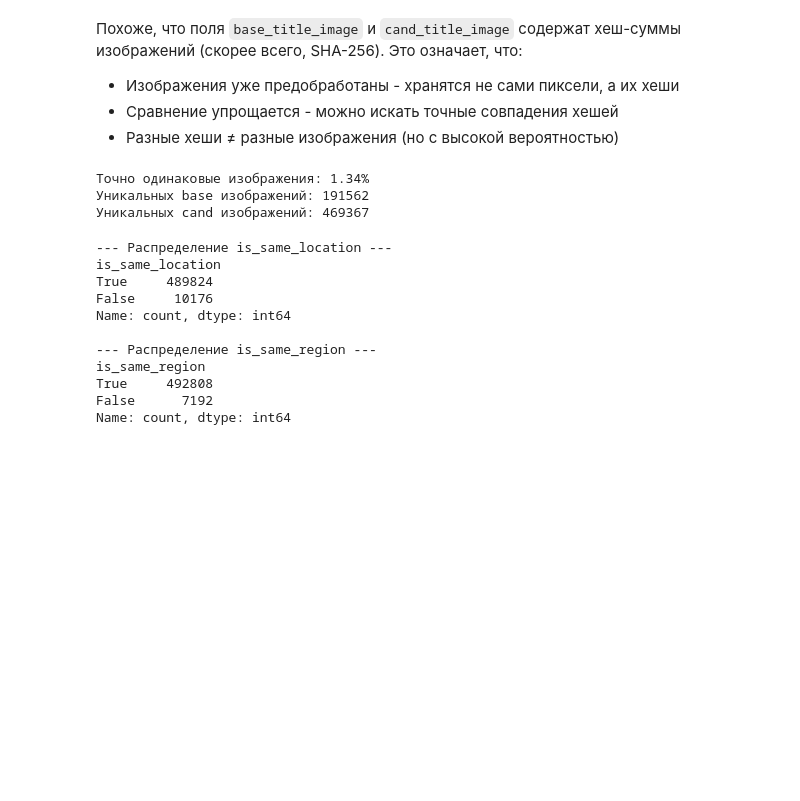
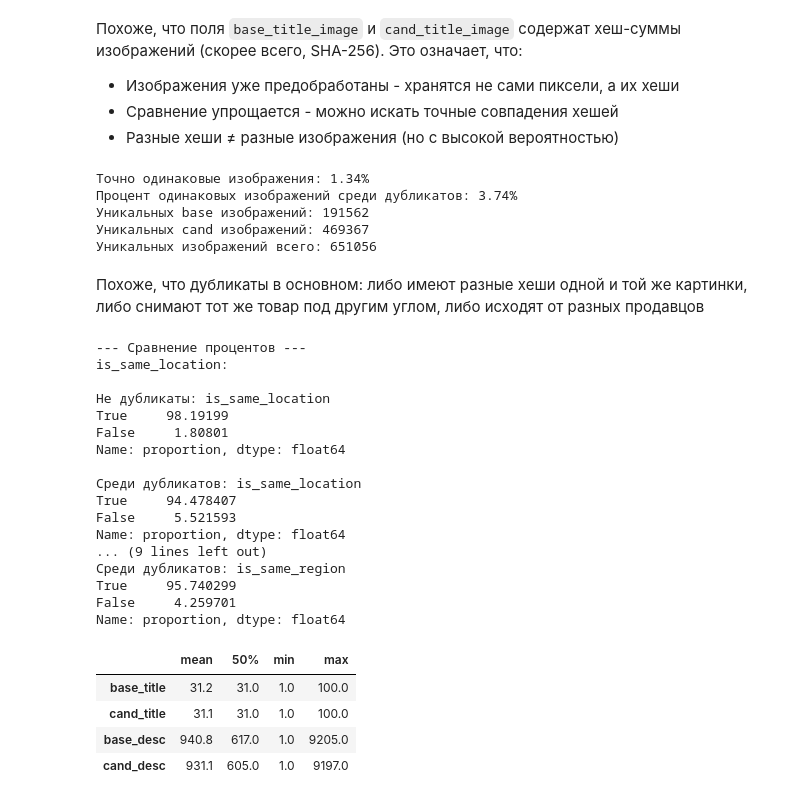
Before and after one commit to DzhamiliaFatkullina/AvitoDuplicateSearch, a Jupyter notebook: notebooks/dianka_razbiraetcya.ipynb, the cells around one changed output. Cells and saved outputs as stored; diff of their text form; code cells hidden in the pictures; blank space fills up the shorter version.

```diff
--- a/notebooks/dianka_razbiraetcya.ipynb
+++ b/notebooks/dianka_razbiraetcya.ipynb
@@ -156,27 +156,72 @@ ebc7537d69a1c8c1a6e7ea3c5b27ab4d4a360e6032d15877b33fb648c57dbf54
 same_images = (df['base_title_image'] == df['cand_title_image']).mean()
 print(f"Точно одинаковые изображения: {same_images*100:.2f}%")
 
+# Процент пар с одинаковыми изображениями среди дубликатов
+same_images_dup = (df.loc[df['is_double'] == True, 'base_title_image'] ==
+                  df.loc[df['is_double'] == True, 'cand_title_image']).mean()
+print(f"Процент одинаковых изображений среди дубликатов: {same_images_dup*100:.2f}%")
+
+
 print(f"Уникальных base изображений: {df['base_title_image'].nunique()}")
 print(f"Уникальных cand изображений: {df['cand_title_image'].nunique()}")
+
+unique_images = pd.concat([df['base_title_image'], df['cand_title_image']]).nunique()
+print(f"Уникальных изображений всего: {unique_images}")
 # %% [output]
 Точно одинаковые изображения: 1.34%
+Процент одинаковых изображений среди дубликатов: 3.74%
 Уникальных base изображений: 191562
 Уникальных cand изображений: 469367
+Уникальных изображений всего: 651056
+# %% [markdown]
+Похоже, что дубликаты в основном: либо имеют разные хеши одной и той же картинки, либо снимают тот же товар под другим углом, либо исходят от разных продавцов
 # %%
-print("\n--- Распределение is_same_location ---")
-print(df['is_same_location'].value_counts())
+is_same_location_nondup = (df.loc[df['is_double'] == False, 'is_same_location']).value_counts(normalize=True) * 100
+is_same_region_nondup = (df.loc[df['is_double'] == False, 'is_same_region']).value_counts(normalize=True) * 100
 
-print("\n--- Распределение is_same_region ---")
-print(df['is_same_region'].value_counts())
+is_same_location_duplicates = (df.loc[df['is_double'] == True, 'is_same_location']).value_counts(normalize=True) * 100
+is_same_region_duplicates = (df.loc[df['is_double'] == True, 'is_same_region']).value_counts(normalize=True) * 100
+
+print("\n--- Сравнение процентов ---")
+print("is_same_location:\n")
+print("Не дубликаты:", is_same_location_nondup)
+print("\nСреди дубликатов:", is_same_location_duplicates)
+
+print("\n--- Сравнение процентов ---")
+print("is_same_region:\n")
+print("Не дубликаты:", is_same_region_nondup)
+print("\nСреди дубликатов:", is_same_region_duplicates)
 # %% [output]
---- Распределение is_same_location ---
-is_same_location
-True     489824
-False     10176
-Name: count, dtype: int64
+--- Сравнение процентов ---
+is_same_location:
 
---- Распределение is_same_region ---
-is_same_region
-True     492808
-False      7192
-Name: count, dtype: int64
+Не дубликаты: is_same_location
+True     98.19199
+False     1.80801
+Name: proportion, dtype: float64
+
+Среди дубликатов: is_same_location
+True     94.478407
+False     5.521593
+Name: proportion, dtype: float64
+... (9 lines left out)
+Среди дубликатов: is_same_region
+True     95.740299
+False     4.259701
+Name: proportion, dtype: float64
+# %%
+import pandas as pd
+
+# Анализ длины текстов для каждой колонки
+(pd.DataFrame({
+    'base_title': df['base_title'].str.len().describe(),
+    'cand_title': df['cand_title'].str.len().describe(),
+    'base_desc': df['base_description'].str.len().describe(),
+    'cand_desc': df['cand_description'].str.len().describe()
+}).loc[['mean', '50%', 'min', 'max']].round(1).T)
+# %% [output]
+|  | mean | 50% | min | max |
+| base_title | 31.2 | 31.0 | 1.0 | 100.0 |
+| cand_title | 31.1 | 31.0 | 1.0 | 100.0 |
+| base_desc | 940.8 | 617.0 | 1.0 | 9205.0 |
+| cand_desc | 931.1 | 605.0 | 1.0 | 9197.0 |
```
Also changed, not shown: parts of 9 cells of this notebook, 1 other file.
